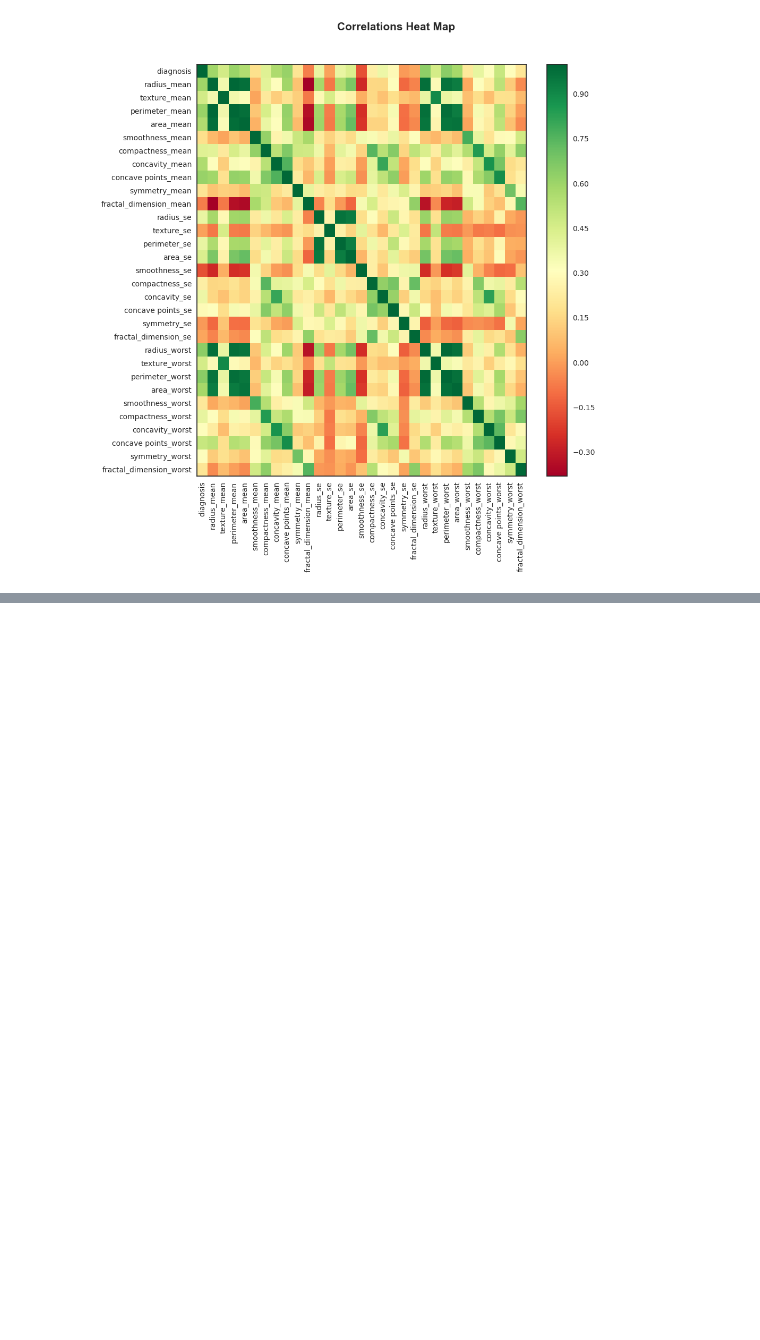
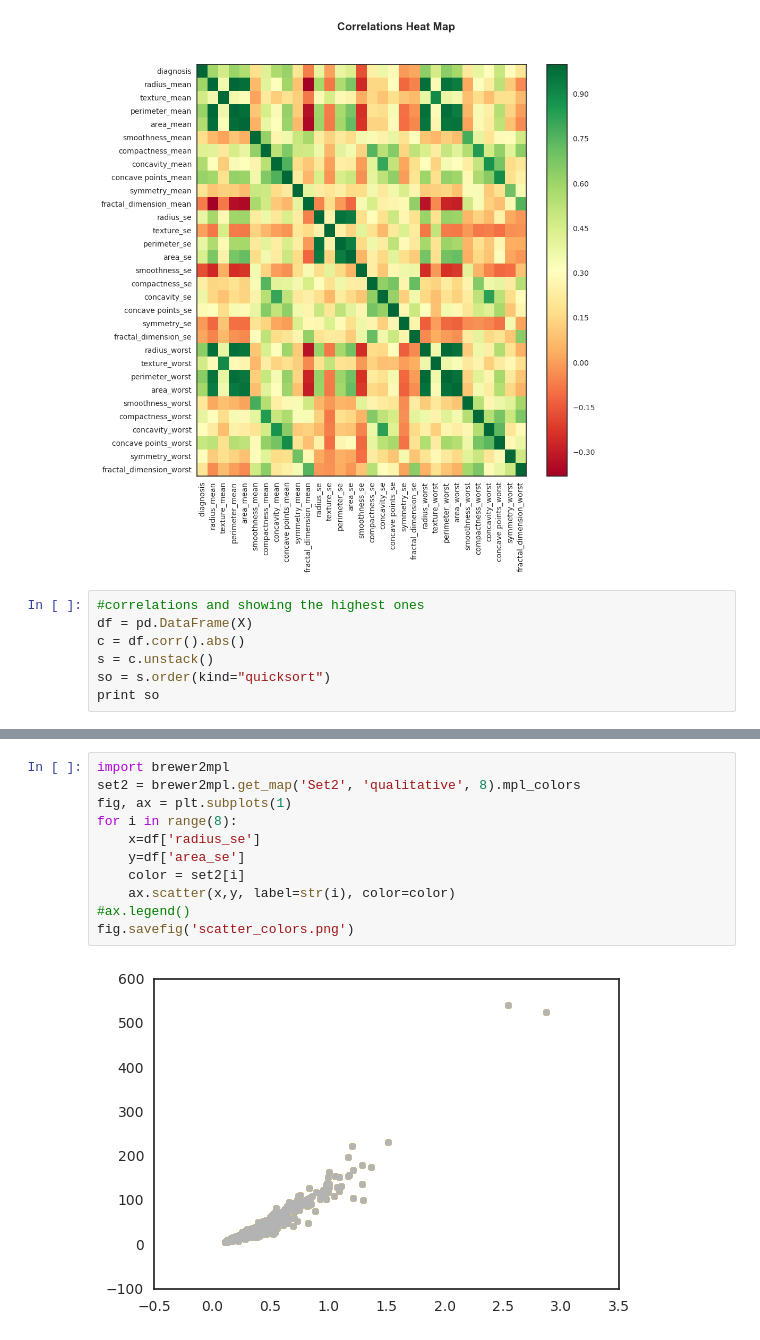
Before and after one commit to bora-pajo/breast-cancer-prediction, a Jupyter notebook: breast_cancer22.ipynb, the cells around one changed output, grey strips where cells are left out. Saved outputs shown, nothing was run; the diff lists cells and outputs as text; blank space fills up the shorter version.

Commit message:
Add files via upload
There are some correlation maps included in here that may be needed for later.
Still work in progress - but progress is near

```diff
--- a/breast_cancer22.ipynb
+++ b/breast_cancer22.ipynb
@@ -236,3 +231,10 @@ Populating the interactive namespace from numpy and matplotlib
 `%matplotlib` prevents importing * from pylab and numpy
   "\n`%matplotlib` prevents importing * from pylab and numpy"
 [figure]
+# %%
+#correlations and showing the highest ones
+df = pd.DataFrame(X)
+c = df.corr().abs()
+s = c.unstack()
+so = s.order(kind="quicksort")
+print so
@@ -238,0 +259,13 @@ Populating the interactive namespace from numpy and matplotlib
+# %%
+import brewer2mpl
+set2 = brewer2mpl.get_map('Set2', 'qualitative', 8).mpl_colors
+fig, ax = plt.subplots(1)
+for i in range(8):
+    x=df['radius_se']
+    y=df['area_se']
+    color = set2[i]
+    ax.scatter(x,y, label=str(i), color=color)
+#ax.legend()
+fig.savefig('scatter_colors.png')
+# %% [output]
+[figure, added]
```
Also changed, not shown: parts of 6 cells of this notebook.
